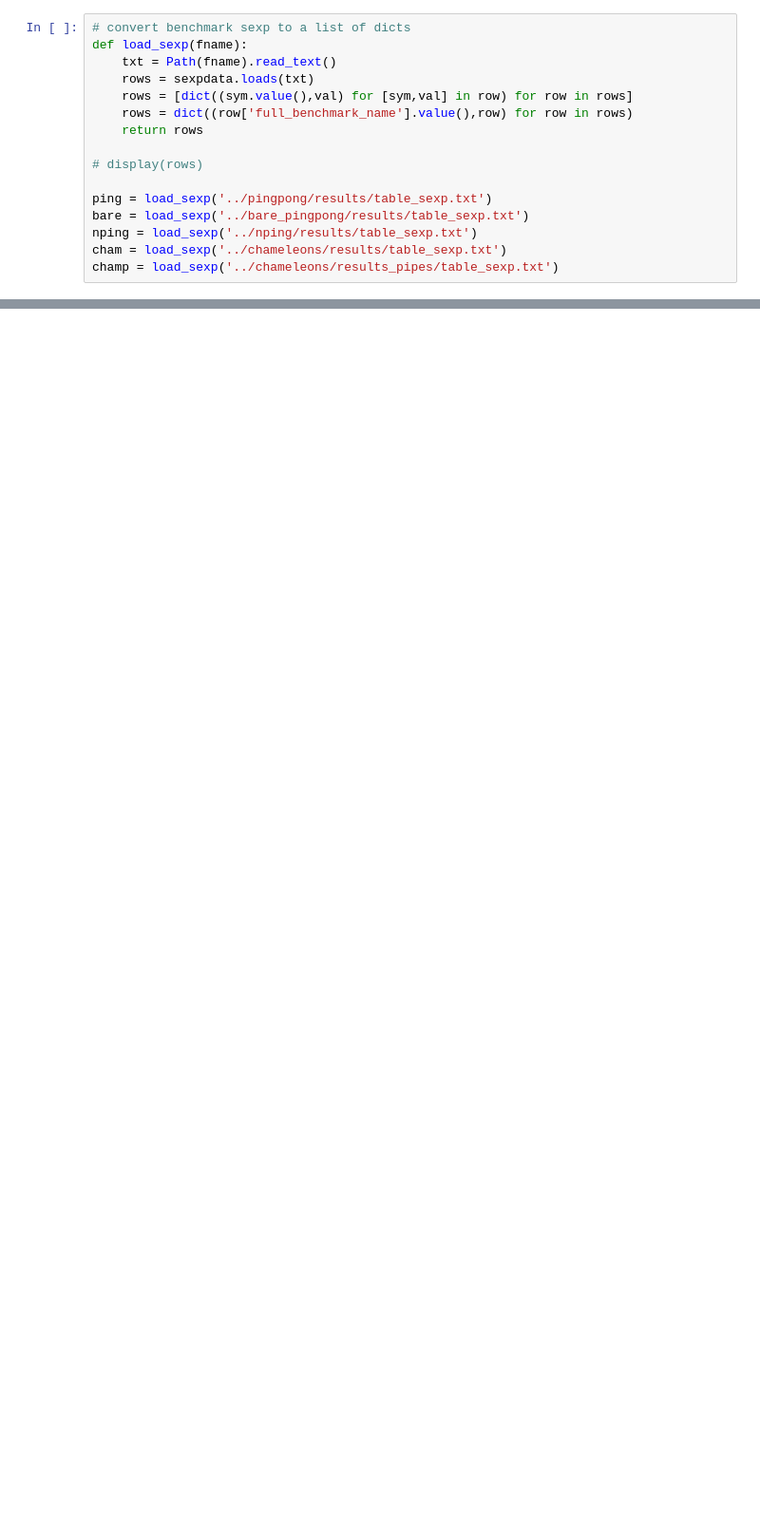
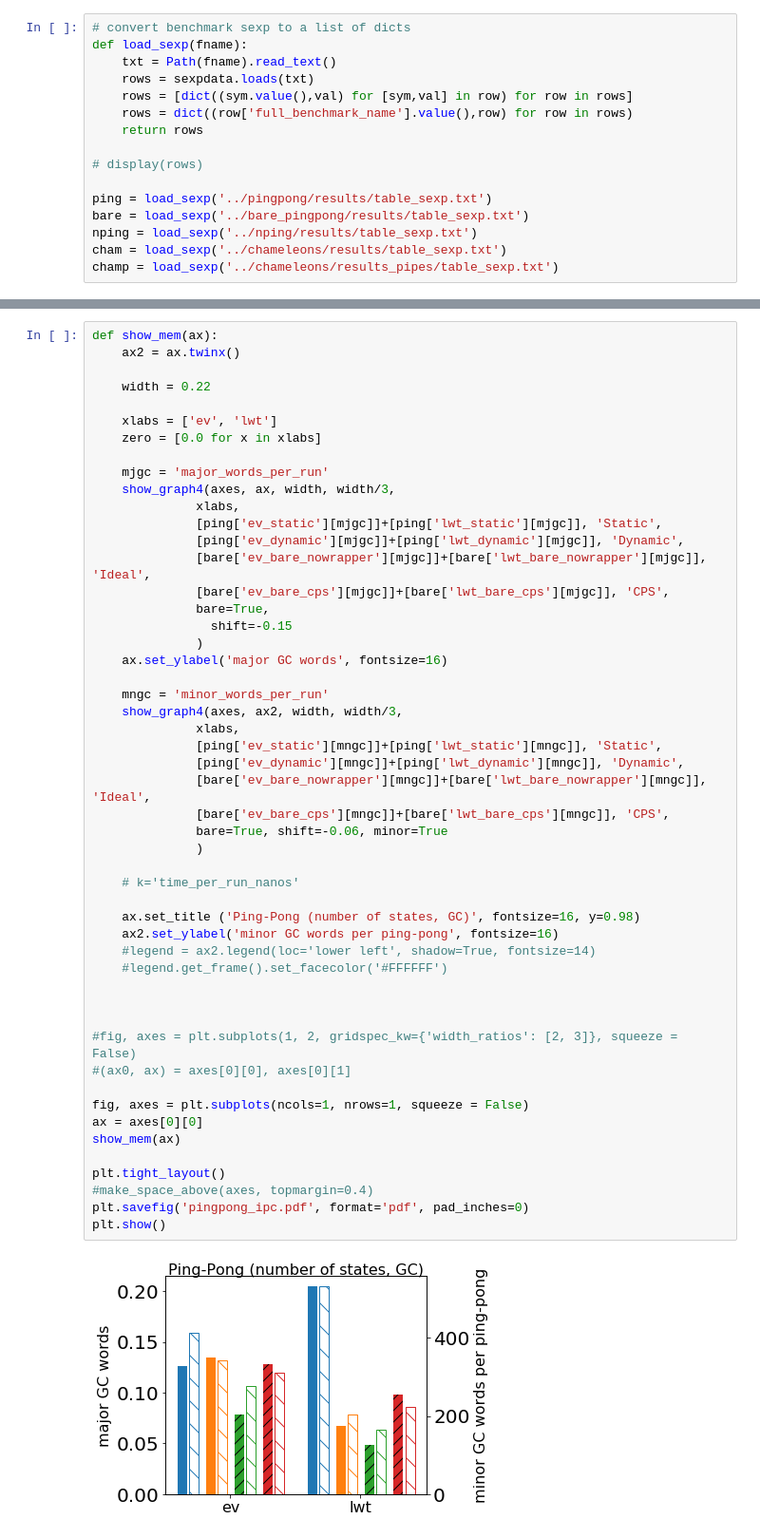
Before and after one commit to keigoi/ocaml-mpst, a Jupyter notebook: benchmark/graphs/Graphs.ipynb, the cells around one changed output, grey strips where cells are left out. Shown: that part at 95% size. Drawn from its saved outputs; the diff is of its cells as text; blank space fills up the shorter version.

```diff
--- a/benchmark/graphs/Graphs.ipynb
+++ b/benchmark/graphs/Graphs.ipynb
@@ -71,0 +151,53 @@ champ = load_sexp('../chameleons/results_pipes/table_sexp.txt')
+# %%
+def show_mem(ax):
+    ax2 = ax.twinx()
+
+    width = 0.22
+
+    xlabs = ['ev', 'lwt']
+    zero = [0.0 for x in xlabs]
+
+    mjgc = 'major_words_per_run'
+    show_graph4(axes, ax, width, width/3,
+              xlabs,
+              [ping['ev_static'][mjgc]]+[ping['lwt_static'][mjgc]], 'Static',
+              [ping['ev_dynamic'][mjgc]]+[ping['lwt_dynamic'][mjgc]], 'Dynamic',
+              [bare['ev_bare_nowrapper'][mjgc]]+[bare['lwt_bare_nowrapper'][mjgc]], 'Ideal',
+              [bare['ev_bare_cps'][mjgc]]+[bare['lwt_bare_cps'][mjgc]], 'CPS',
+              bare=True,
+                shift=-0.15
+              )
+    ax.set_ylabel('major GC words', fontsize=16)
+
+    mngc = 'minor_words_per_run'
+    show_graph4(axes, ax2, width, width/3,
+              xlabs,
+              [ping['ev_static'][mngc]]+[ping['lwt_static'][mngc]], 'Static',
+              [ping['ev_dynamic'][mngc]]+[ping['lwt_dynamic'][mngc]], 'Dynamic',
+              [bare['ev_bare_nowrapper'][mngc]]+[bare['lwt_bare_nowrapper'][mngc]], 'Ideal',
+              [bare['ev_bare_cps'][mngc]]+[bare['lwt_bare_cps'][mngc]], 'CPS',
+              bare=True, shift=-0.06, minor=True
+              )
+
+    # k='time_per_run_nanos'
+
+    ax.set_title ('Ping-Pong (number of states, GC)', fontsize=16, y=0.98)
+    ax2.set_ylabel('minor GC words per ping-pong', fontsize=16)
+    #legend = ax2.legend(loc='lower left', shadow=True, fontsize=14)
+    #legend.get_frame().set_facecolor('#FFFFFF')
+
+
+
+#fig, axes = plt.subplots(1, 2, gridspec_kw={'width_ratios': [2, 3]}, squeeze = False)
+#(ax0, ax) = axes[0][0], axes[0][1]
+
+fig, axes = plt.subplots(ncols=1, nrows=1, squeeze = False)
+ax = axes[0][0]
+show_mem(ax)
+
+plt.tight_layout()
+#make_space_above(axes, topmargin=0.4)
+plt.savefig('pingpong_ipc.pdf', format='pdf', pad_inches=0)
+plt.show()
+# %% [output]
+[figure, added]
```
Also changed, not shown: parts of 11 cells of this notebook, 6 other files.
